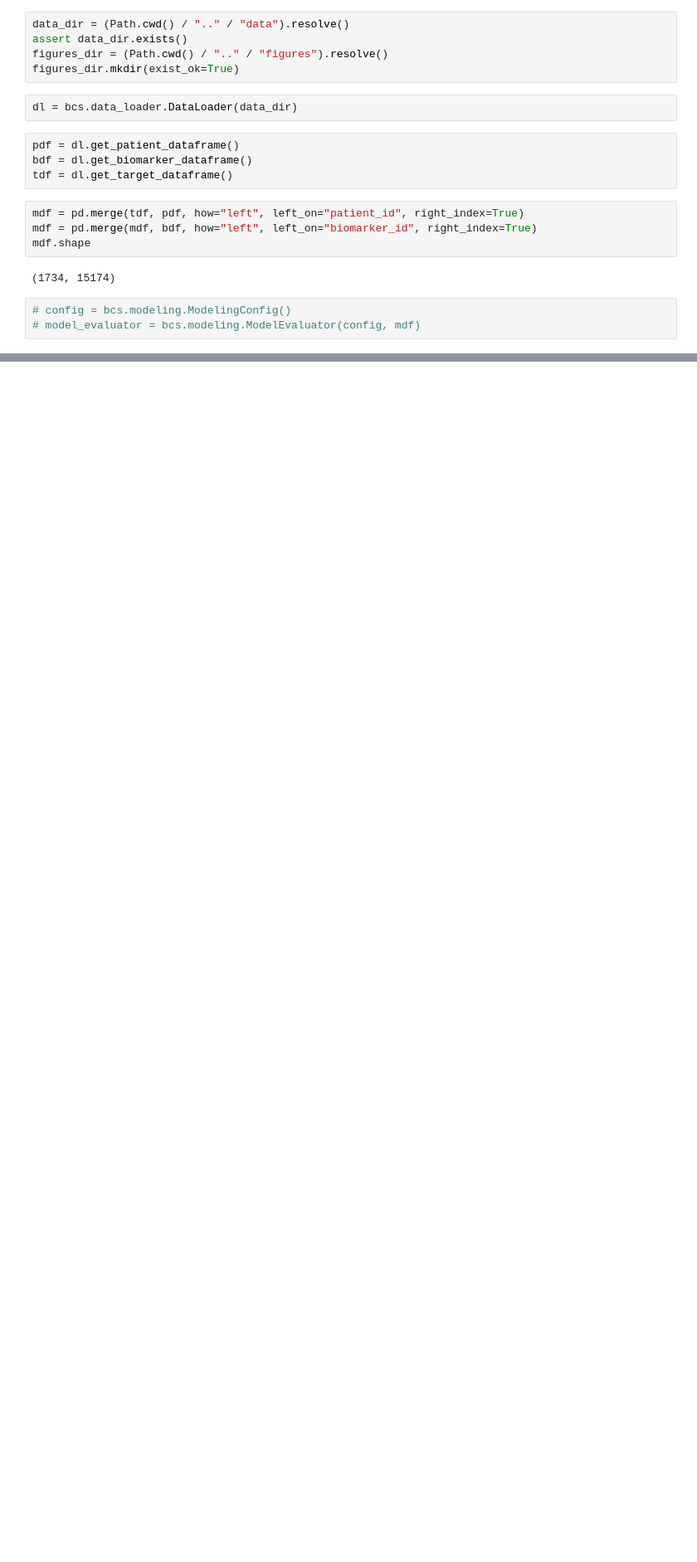
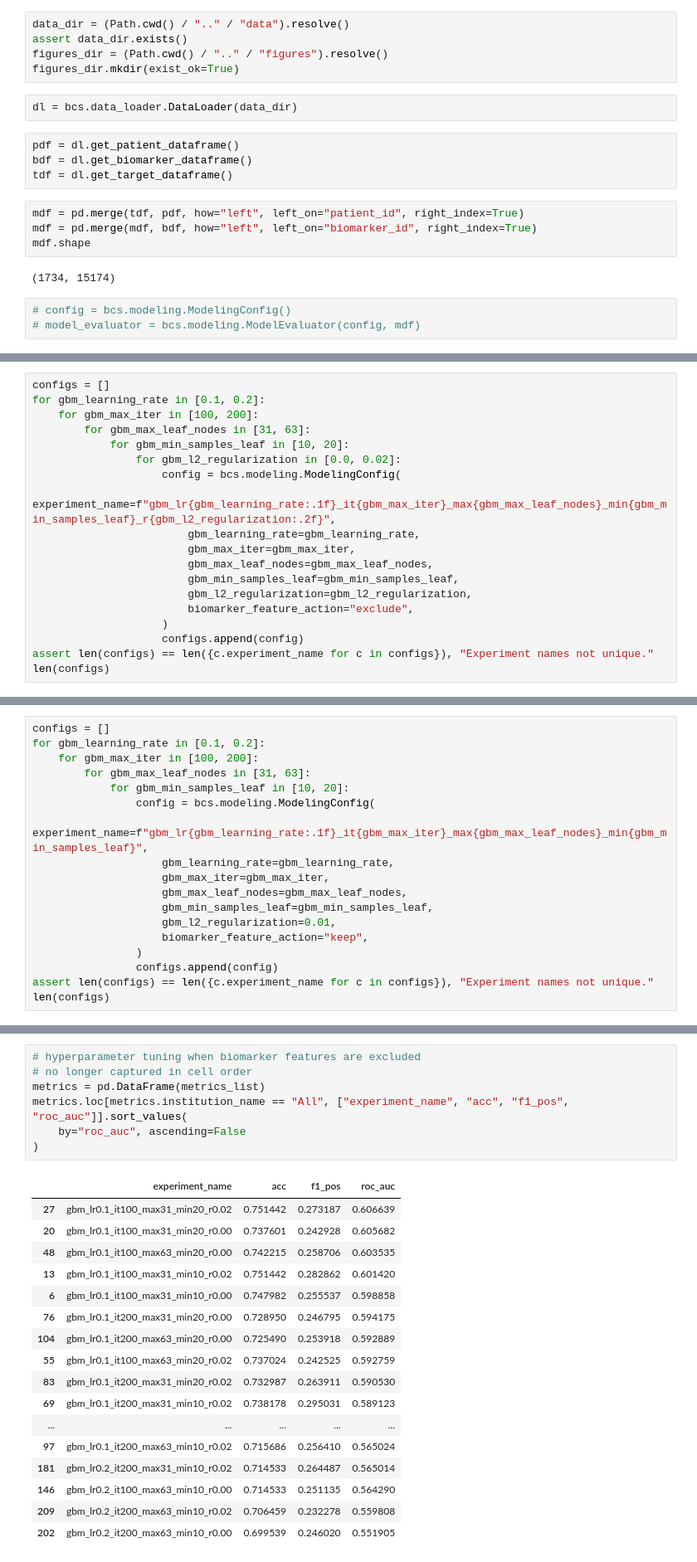
Before and after one commit to levon003/biomarker-case-study, a Jupyter notebook: notebook/DataModeling.ipynb, the cells around one changed output, grey strips where cells are left out. Shown at 83% size. Saved outputs shown, nothing was run; the diff lists cells and outputs as text; blank space fills up the shorter version.

```diff
--- a/notebook/DataModeling.ipynb
+++ b/notebook/DataModeling.ipynb
@@ -53,0 +141,19 @@ len(configs)
+# %%
+configs = []
+for gbm_learning_rate in [0.1, 0.2]:
+    for gbm_max_iter in [100, 200]:
+        for gbm_max_leaf_nodes in [31, 63]:
+            for gbm_min_samples_leaf in [10, 20]:
+                for gbm_l2_regularization in [0.0, 0.02]:
+                    config = bcs.modeling.ModelingConfig(
+                        experiment_name=f"gbm_lr{gbm_learning_rate:.1f}_it{gbm_max_iter}_max{gbm_max_leaf_nodes}_min{gbm_min_samples_leaf}_r{gbm_l2_regularization:.2f}",
+                        gbm_learning_rate=gbm_learning_rate,
+                        gbm_max_iter=gbm_max_iter,
+                        gbm_max_leaf_nodes=gbm_max_leaf_nodes,
+                        gbm_min_samples_leaf=gbm_min_samples_leaf,
+                        gbm_l2_regularization=gbm_l2_regularization,
+                        biomarker_feature_action="exclude",
+                    )
+                    configs.append(config)
+assert len(configs) == len({c.experiment_name for c in configs}), "Experiment names not unique."
+len(configs)
@@ -53,0 +162,18 @@ len(configs)
+# %%
+configs = []
+for gbm_learning_rate in [0.1, 0.2]:
+    for gbm_max_iter in [100, 200]:
+        for gbm_max_leaf_nodes in [31, 63]:
+            for gbm_min_samples_leaf in [10, 20]:
+                config = bcs.modeling.ModelingConfig(
+                    experiment_name=f"gbm_lr{gbm_learning_rate:.1f}_it{gbm_max_iter}_max{gbm_max_leaf_nodes}_min{gbm_min_samples_leaf}",
+                    gbm_learning_rate=gbm_learning_rate,
+                    gbm_max_iter=gbm_max_iter,
+                    gbm_max_leaf_nodes=gbm_max_leaf_nodes,
+                    gbm_min_samples_leaf=gbm_min_samples_leaf,
+                    gbm_l2_regularization=0.01,
+                    biomarker_feature_action="keep",
+                )
+                configs.append(config)
+assert len(configs) == len({c.experiment_name for c in configs}), "Experiment names not unique."
+len(configs)
@@ -220,0 +191,25 @@ dtype: float64
+# %%
+# hyperparameter tuning when biomarker features are excluded
+# no longer captured in cell order
+metrics = pd.DataFrame(metrics_list)
+metrics.loc[metrics.institution_name == "All", ["experiment_name", "acc", "f1_pos", "roc_auc"]].sort_values(
+    by="roc_auc", ascending=False
+)
+# %% [output]
+|  | experiment_name | acc | f1_pos | roc_auc |
+| 27 | gbm_lr0.1_it100_max31_min20_r0.02 | 0.751442 | 0.273187 | 0.606639 |
+| 20 | gbm_lr0.1_it100_max31_min20_r0.00 | 0.737601 | 0.242928 | 0.605682 |
+| 48 | gbm_lr0.1_it100_max63_min20_r0.00 | 0.742215 | 0.258706 | 0.603535 |
+| 13 | gbm_lr0.1_it100_max31_min10_r0.02 | 0.751442 | 0.282862 | 0.601420 |
+| 6 | gbm_lr0.1_it100_max31_min10_r0.00 | 0.747982 | 0.255537 | 0.598858 |
+| 76 | gbm_lr0.1_it200_max31_min20_r0.00 | 0.728950 | 0.246795 | 0.594175 |
+| 104 | gbm_lr0.1_it200_max63_min20_r0.00 | 0.725490 | 0.253918 | 0.592889 |
+| 55 | gbm_lr0.1_it100_max63_min20_r0.02 | 0.737024 | 0.242525 | 0.592759 |
+| 83 | gbm_lr0.1_it200_max31_min20_r0.02 | 0.732987 | 0.263911 | 0.590530 |
+| 69 | gbm_lr0.1_it200_max31_min10_r0.02 | 0.738178 | 0.295031 | 0.589123 |
+| ... | ... | ... | ... | ... |
+| 97 | gbm_lr0.1_it200_max63_min10_r0.02 | 0.715686 | 0.256410 | 0.565024 |
+| 181 | gbm_lr0.2_it200_max31_min10_r0.02 | 0.714533 | 0.264487 | 0.565014 |
+| 146 | gbm_lr0.2_it100_max63_min10_r0.00 | 0.714533 | 0.251135 | 0.564290 |
+| 209 | gbm_lr0.2_it200_max63_min10_r0.02 | 0.706459 | 0.232278 | 0.559808 |
+| 202 | gbm_lr0.2_it200_max63_min10_r0.00 | 0.699539 | 0.246020 | 0.551905 |
```
Also changed, not shown: parts of 29 cells of this notebook, 1 other file.
